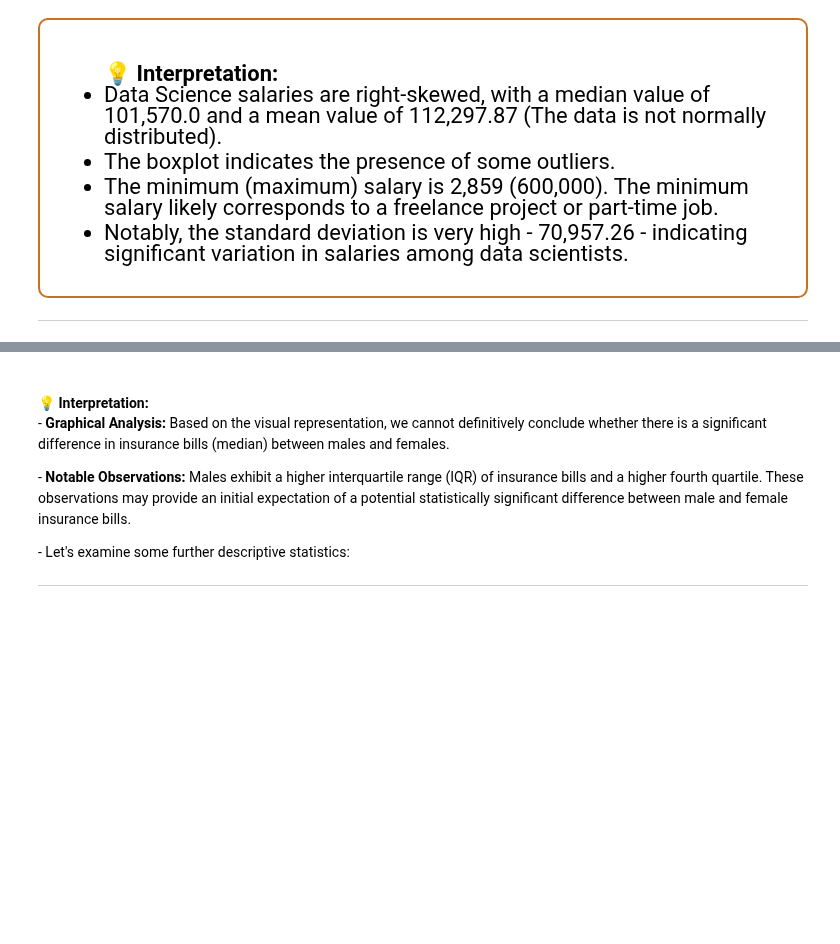
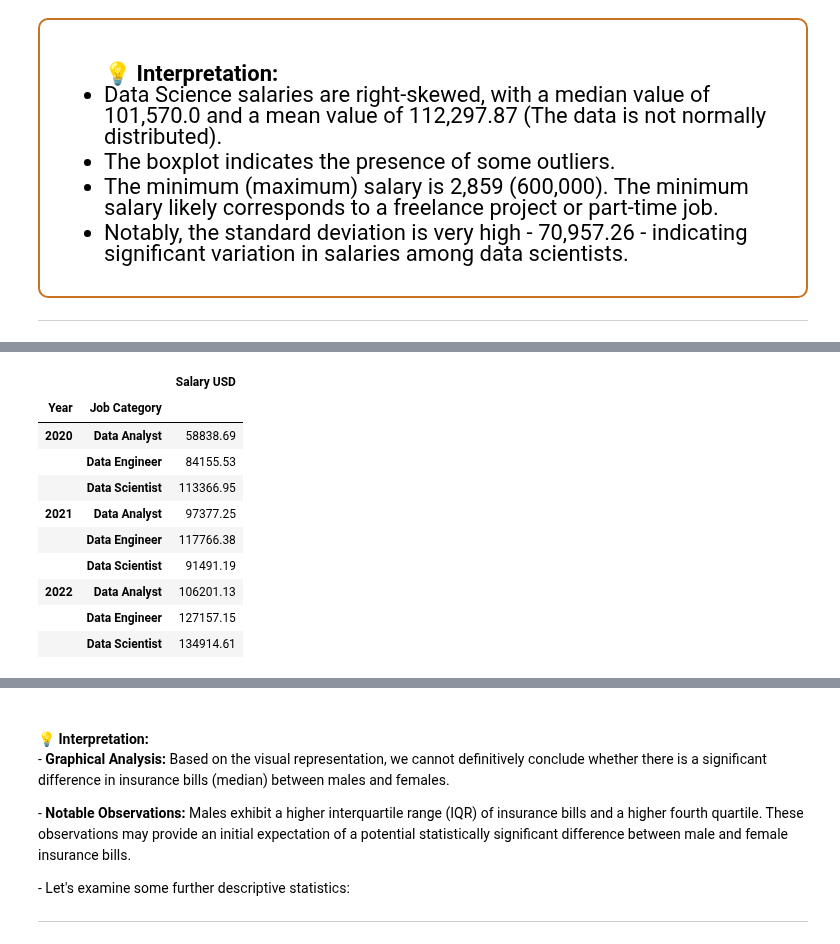
Before and after one commit to akramkhal/KaggleProjects, a Jupyter notebook: DataScieSalary/ds_salary.ipynb.ipynb, the cells around one changed output, grey strips where cells are left out. Cells and saved outputs as stored; diff of their text form; code cells hidden in the pictures; blank space fills up the shorter version.

```diff
--- a/DataScieSalary/ds_salary.ipynb.ipynb
+++ b/DataScieSalary/ds_salary.ipynb.ipynb
@@ -608,3 +619,20 @@ plt.show()
+# %%
+ds_type_salary = raw_data.groupby(['work_year', 'job_category'])['salary_in_usd'].mean().round(2).to_frame()
+ds_type_salary = ds_type_salary.rename_axis(['Year', 'Job Category'], axis='index')
+ds_type_salary.columns = ['Salary USD']
+display(ds_type_salary)
+# %% [output]
+|  |  | Salary USD |
+| Year | Job Category |  |
+| 2020 | Data Analyst | 58838.69 |
+|  | Data Engineer | 84155.53 |
+|  | Data Scientist | 113366.95 |
+| 2021 | Data Analyst | 97377.25 |
+|  | Data Engineer | 117766.38 |
+|  | Data Scientist | 91491.19 |
+| 2022 | Data Analyst | 106201.13 |
+|  | Data Engineer | 127157.15 |
+|  | Data Scientist | 134914.61 |
 # %% [markdown]
 <div style="padding: 20px; border-color: #c77220; border-radius: 10px; box-shadow: 0 2px 4px 0 rgba(177, 171, 171, 0.1); border: 2px solid #c77220;">
     <ul style="font-size: 22px; font-family: 'Arial'; line-height: 1.5em;">
```
Also changed, not shown: parts of 14 cells of this notebook, 1 other file.
